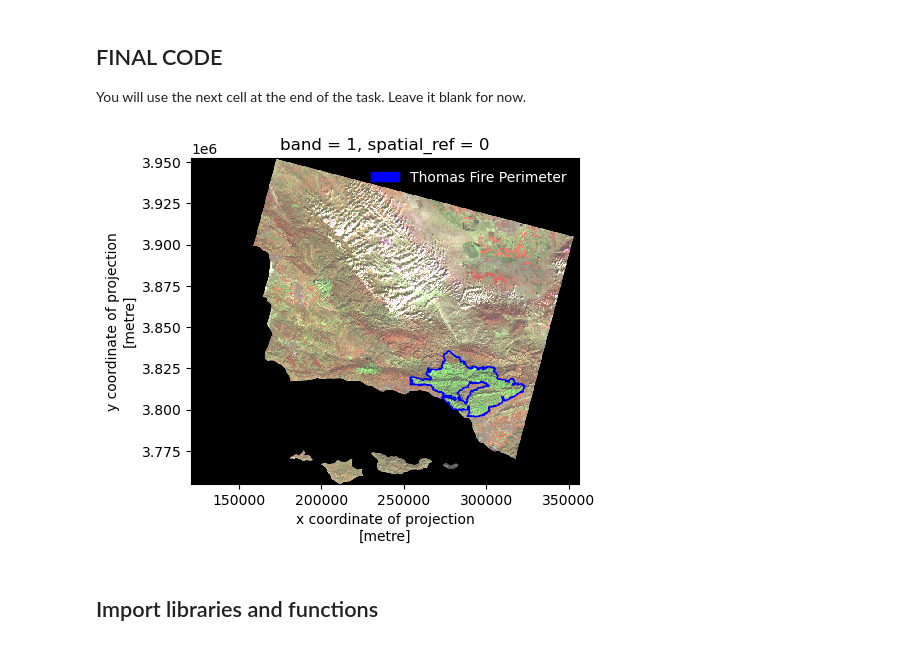
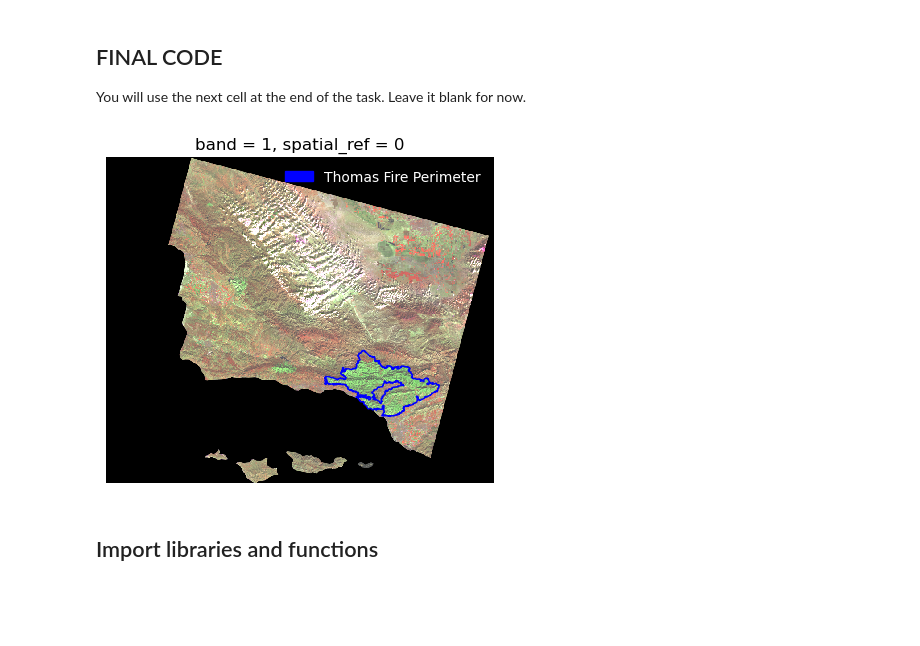
Before and after one commit to floraham/eds220-hwk-4, a Jupyter notebook: hwk4-task2-false-color.ipynb, the cells around one changed output. Saved outputs shown, nothing was run; the diff lists cells and outputs as text; code cells hidden in the pictures; blank space fills up the shorter version.

```diff
--- a/hwk4-task2-false-color.ipynb
+++ b/hwk4-task2-false-color.ipynb
@@ -52,34 +52,36 @@ ca_fire = ca_fire.to_crs(landsat.rio.crs)
 fc = landsat[['nir08', 'swir22', 'red']]
 
 #the column titles are capitalized and some titles have strange syntax.
 #Converting to lower and doing minor cleanup.
 ca_fire.columns = ca_fire.columns.str.lower()
 ca_fire.rename(columns={'year_': 'year'}, inplace=True)
 ca_fire.set_index('index').reset_index() #setting the index column to "index" in case it needs to be preserved, and resetting the default index column.
 
 #select the row with fire_name of THOMAS, because we want the Thomas fire.
 thomas_shp = ca_fire[ca_fire['fire_name'] == 'THOMAS']
 
 ##--------------PLOT---------------##
 
 fig, ax = plt.subplots(figsize = (5,5)) #setting up the figure & axis
 
+plt.axis("off") #turn axis off
+
 fc.to_array().plot.imshow(robust = True, ax=ax) #plotting the false color imagery, and making sure it's on the same plot as the other plots
 thomas_shp.plot(ax = ax, color="none",  edgecolor="blue")
 
 # use mpatches.Patch to update labels & legend
 thomas_fire_border_patch = mpatches.Patch(color='blue', # change color to blue
                           label='Thomas Fire Perimeter') # update label
 ## add a legend
 ax.legend(handles = [thomas_fire_border_patch],
           frameon=False, # don't inlcude legend frame
           loc = "upper right", # adjusting location of legend
           labelcolor = "white") # adjust text visibility
 
 # displaying plot
 plt.show()
 # %% [output]
-[figure, old version]
+[figure, new version]
 # %% [markdown]
 ## Import libraries and functions
 # %%
```
Also changed, not shown: parts of 1 cell of this notebook, 1 other file.
